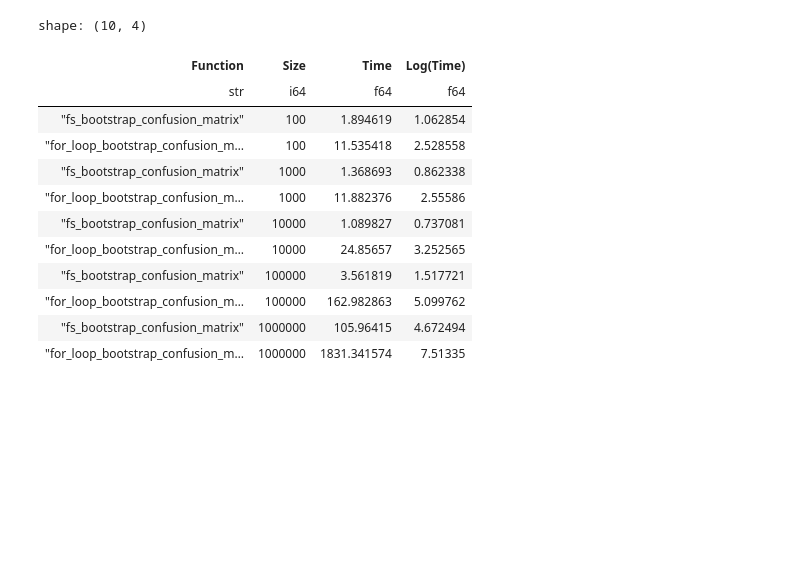
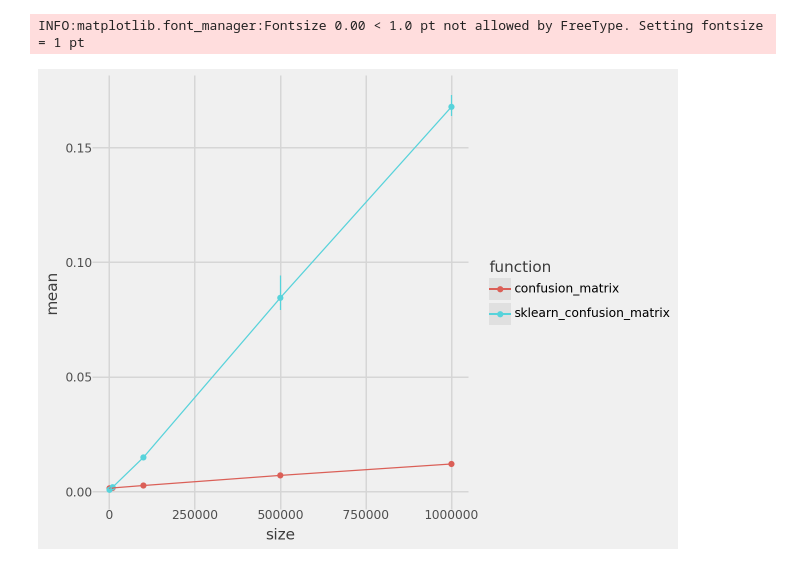
Before and after one commit to CangyuanLi/rapidstats, a Jupyter notebook: benchmarks/analyze_benchmarks.ipynb, the cells around one changed output. Drawn from its saved outputs; the diff is of its cells as text; code cells hidden in the pictures; blank space fills up the shorter version.

Commit message:
benchmarks

```diff
--- a/benchmarks/analyze_benchmarks.ipynb
+++ b/benchmarks/analyze_benchmarks.ipynb
@@ -161,16 +6,36 @@ shape: (10, 4)
-# %%
-BENCHMARK_DATA
-# %% [output]
-shape: (10, 4)
-| Function | Size | Time | Log(Time) |
-| str | i64 | f64 | f64 |
-| "fs_bootstrap_confusion_matrix" | 100 | 1.894619 | 1.062854 |
-| "for_loop_bootstrap_confusion_m… | 100 | 11.535418 | 2.528558 |
-| "fs_bootstrap_confusion_matrix" | 1000 | 1.368693 | 0.862338 |
-| "for_loop_bootstrap_confusion_m… | 1000 | 11.882376 | 2.55586 |
-| "fs_bootstrap_confusion_matrix" | 10000 | 1.089827 | 0.737081 |
-| "for_loop_bootstrap_confusion_m… | 10000 | 24.85657 | 3.252565 |
-| "fs_bootstrap_confusion_matrix" | 100000 | 3.561819 | 1.517721 |
-| "for_loop_bootstrap_confusion_m… | 100000 | 162.982863 | 5.099762 |
-| "fs_bootstrap_confusion_matrix" | 1000000 | 105.96415 | 4.672494 |
-| "for_loop_bootstrap_confusion_m… | 1000000 | 1831.341574 | 7.51335 |
+# %%
+df = (
+    pl.scan_parquet("results.parquet")
+    .with_columns(
+        pl.when(pl.col("parameters").str.starts_with('{"n'))
+        .then(pds.extract_numbers("parameters").list.get(0).cast(pl.UInt32))
+        .alias("size")
+    )
+    .collect()
+)
+
+recent = df.filter(
+    pl.col("timestamp").eq(pl.col("timestamp").max().over("function", "parameters"))
+)
+# %%
+def compare_over_sizes(df: pl.DataFrame):
+    return (
+        p9.ggplot(
+            df,
+            p9.aes(x="size", y="mean", group="function", color="function"),
+        )
+        + p9.geom_point()
+        + p9.geom_line()
+        + p9.geom_errorbar(p9.aes(ymin="min", ymax="max"))
+        + p9.theme_538()
+    )
+# %%
+(
+    recent.filter(
+        pl.col("function").str.ends_with("confusion_matrix"),
+        pl.col("size").gt(100),
+    ).pipe(compare_over_sizes)
+)
+# %% [output]
+INFO:matplotlib.font_manager:Fontsize 0.00 < 1.0 pt not allowed by FreeType. Setting fontsize = 1 pt
+[figure, added]
```
Also changed, not shown: parts of 18 cells of this notebook, 5 other files.
